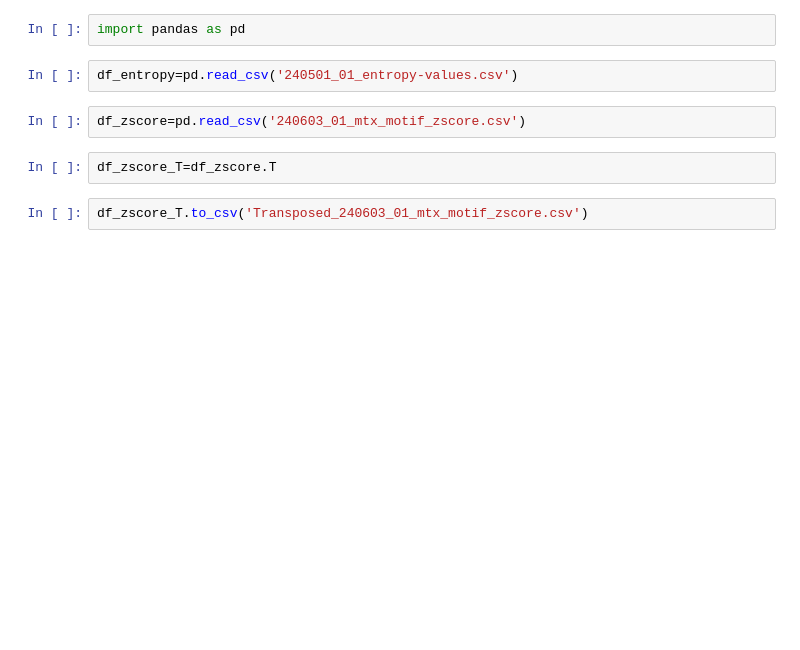
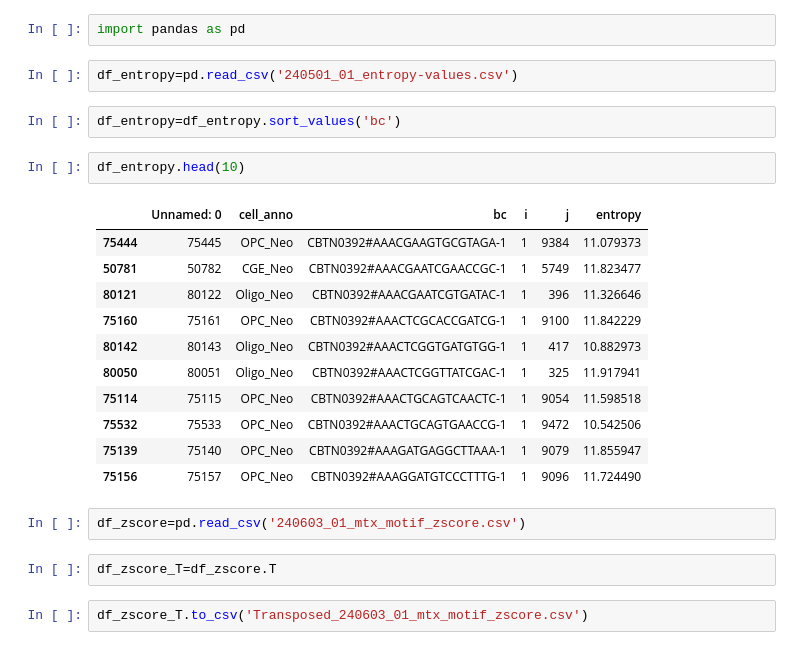
Before and after one commit to farhangus/mutual_info_calculator, a Jupyter notebook: Tina_project.ipynb, the cells around one changed output. Cells and saved outputs as stored; diff of their text form; blank space fills up the shorter version.

```diff
--- a/Tina_project.ipynb
+++ b/Tina_project.ipynb
@@ -2,6 +2,22 @@
 import pandas as pd
 # %%
 df_entropy=pd.read_csv('240501_01_entropy-values.csv')
+# %%
+df_entropy=df_entropy.sort_values('bc')
+# %%
+df_entropy.head(10)
+# %% [output]
+|  | Unnamed: 0 | cell_anno | bc | i | j | entropy |
+| 75444 | 75445 | OPC_Neo | CBTN0392#AAACGAAGTGCGTAGA-1 | 1 | 9384 | 11.079373 |
+| 50781 | 50782 | CGE_Neo | CBTN0392#AAACGAATCGAACCGC-1 | 1 | 5749 | 11.823477 |
+| 80121 | 80122 | Oligo_Neo | CBTN0392#AAACGAATCGTGATAC-1 | 1 | 396 | 11.326646 |
+| 75160 | 75161 | OPC_Neo | CBTN0392#AAACTCGCACCGATCG-1 | 1 | 9100 | 11.842229 |
+| 80142 | 80143 | Oligo_Neo | CBTN0392#AAACTCGGTGATGTGG-1 | 1 | 417 | 10.882973 |
+| 80050 | 80051 | Oligo_Neo | CBTN0392#AAACTCGGTTATCGAC-1 | 1 | 325 | 11.917941 |
+| 75114 | 75115 | OPC_Neo | CBTN0392#AAACTGCAGTCAACTC-1 | 1 | 9054 | 11.598518 |
+| 75532 | 75533 | OPC_Neo | CBTN0392#AAACTGCAGTGAACCG-1 | 1 | 9472 | 10.542506 |
+| 75139 | 75140 | OPC_Neo | CBTN0392#AAAGATGAGGCTTAAA-1 | 1 | 9079 | 11.855947 |
+| 75156 | 75157 | OPC_Neo | CBTN0392#AAAGGATGTCCCTTTG-1 | 1 | 9096 | 11.724490 |
 # %%
 df_zscore=pd.read_csv('240603_01_mtx_motif_zscore.csv')
 # %%
```
Also changed, not shown: parts of 5 cells of this notebook, 1 other file.
